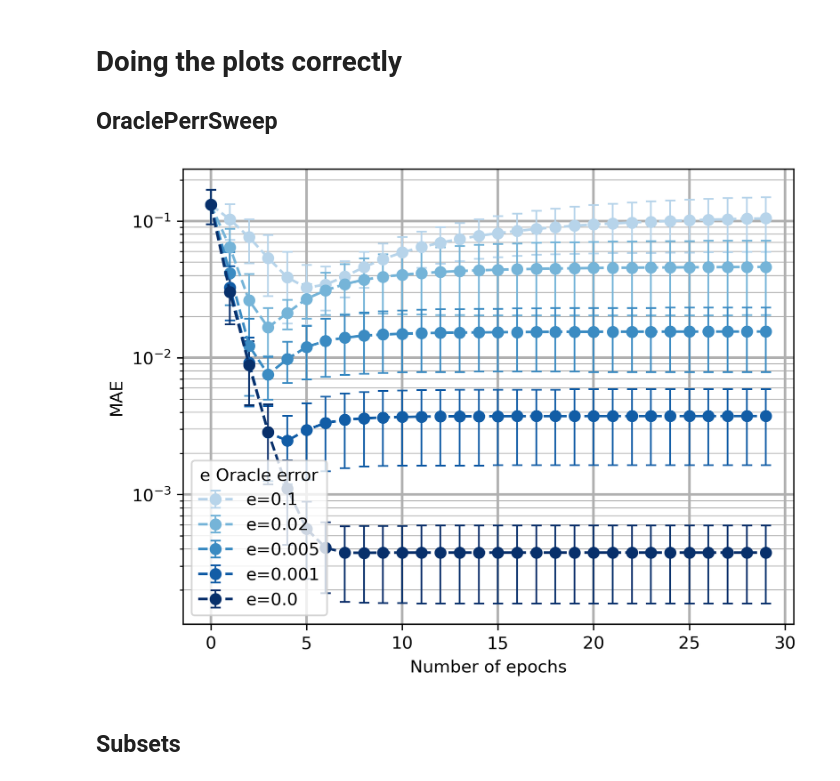
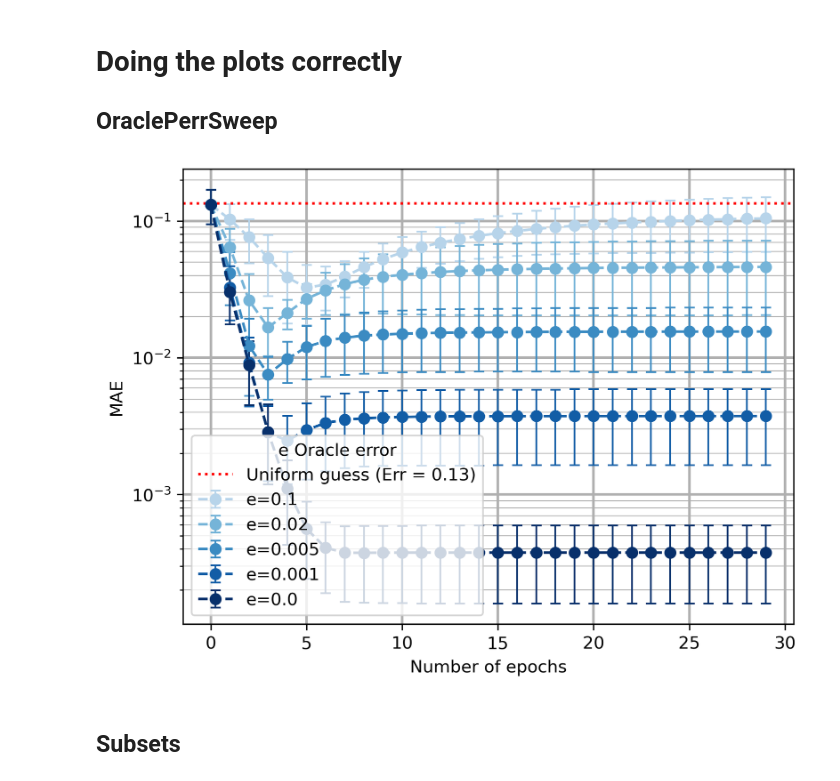
Before and after one commit to JavierKipen/ProtInfGPU, a Jupyter notebook: scripts/5ProtAnalysis.ipynb, the cells around one changed output. Cells and saved outputs as stored; diff of their text form; code cells hidden in the pictures.

Commit message:
All new updates after feedback from the US. Still need to fix figure 2 for NsubB

```diff
--- a/scripts/5ProtAnalysis.ipynb
+++ b/scripts/5ProtAnalysis.ipynb
@@ -10,6 +10,7 @@ import sys
 sys.path.append('/home/jkipen/ProtInfGPU/code/numpy')
 
 from WrapperEMCrossValv3 import WrapperEMCrossValv3
+n_prot=5
 # %%
 path_results="/home/jkipen/ProtInfGPU/results/5_Prot/"
 path_dataset="/home/jkipen/fast_data/ProtInfGPU/data/5_Prot/"
@@ -179,6 +180,11 @@ plt.show()
 
 ## OraclePerrSweep
 # %%
+def get_eq_guess(n_prot,n_dists_est=1000):
+    exponential_vars = np.random.exponential(size=(n_dists_est, n_prot))
+    random_dists = exponential_vars / exponential_vars.sum(axis=1, keepdims=True)
+    equidis_err = np.mean(np.mean(np.abs(random_dists-np.ones(shape=(n_dists_est,n_prot))/n_prot),axis=1))
+    return equidis_err
 def human_readable(n):
     if n >= 1_000_000_000:
         return f"{n/1_000_000_000:.0f}B"
@@ -201,34 +207,36 @@ M = len(Perr_f)
 epochs = np.arange(Errs[0].shape[1])
 
 cmap = plt.get_cmap("Blues")
 colors = cmap(np.linspace(0.3, 1.0, M))  # avoid very pale by starting at 0.3
 
 plt.figure(dpi=300)
 for i in reversed(range(len(Perr_f))):
     mean_vals = Errs_f[i].mean(axis=0)
     std_vals  = Errs_f[i].std(axis=0)
     plt.errorbar(
         epochs,
         mean_vals,
         yerr=std_vals,
         label="e="+str(Perr_f[i]),
         fmt='o',
         linestyle='dashed',
         elinewidth=1,
         capthick=1,
         capsize=3,
         color=colors[-(i+1)]
     )
+equidis_err = get_eq_guess(n_prot)
+plt.axhline(y=equidis_err, color='red', linestyle='dotted', label=f'Uniform guess (Err = {equidis_err:.2g}' + ")")
 plt.yscale('log')
 plt.xlabel("Number of epochs")
 plt.ylabel("MAE")
 plt.legend(title= "e Oracle error")
 plt.grid(visible=True, which='major', linewidth=1.5)
 plt.grid(visible=True, which='minor', linewidth=0.5, linestyle='-')
 plt.savefig(path_results + "OraclePerr.png")
 plt.show()
 # %% [output]
-[figure, old version]
+[figure, new version]
 # %% [markdown]
 ## Subsets
 # %%
```
Also changed, not shown: parts of 2 cells of this notebook, 3 other files.
